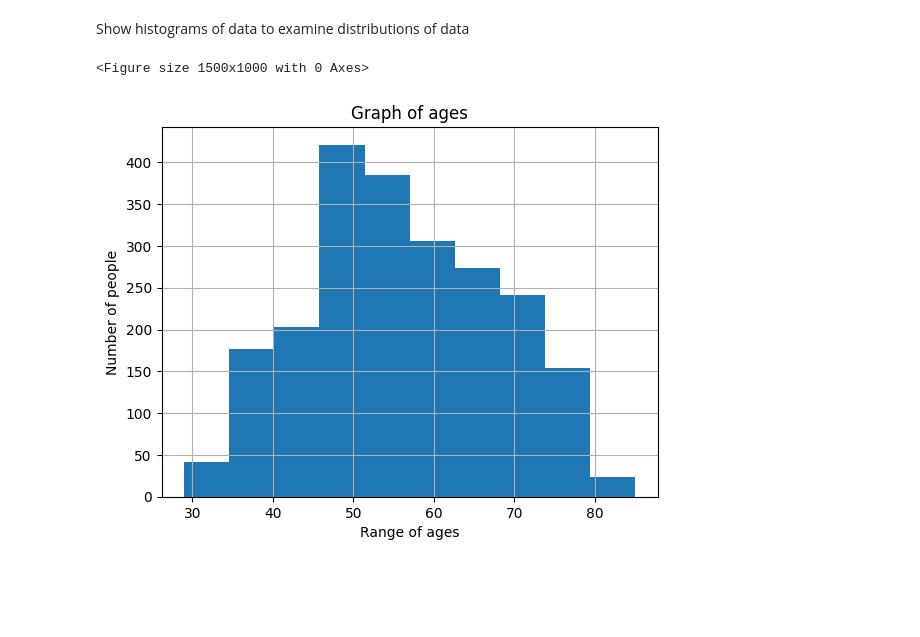
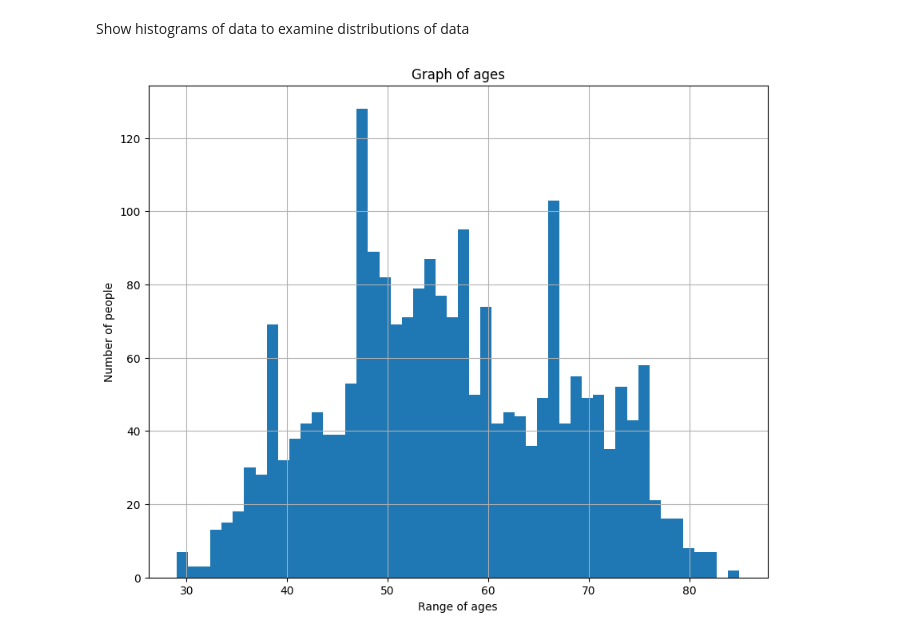
Before and after one commit to silvaGee/marketing_project, a Jupyter notebook: marketing.ipynb, the cells around one changed output. Cells and saved outputs as stored; diff of their text form; code cells hidden in the pictures; blank space fills up the shorter version.

Commit message:
Add histograms and plots

```diff
--- a/marketing.ipynb
+++ b/marketing.ipynb
@@ -579,12 +579,11 @@ Show histograms of data to examine distributions of data
 # %%
 # display histogram of different ages
 
-plt.figure(figsize=(15, 10))
-df.hist(column='Age')
+# plt.figure(figsize=(15, 10))
+df.hist(column='Age', figsize=(10, 8), bins=50)
 plt.title('Graph of ages')
 plt.xlabel('Range of ages')
 plt.ylabel('Number of people')
 plt.show()
 # %% [output]
-<Figure size 1500x1000 with 0 Axes>
-[figure, old version]
+[figure, new version]
```
Also changed, not shown: parts of 7 cells of this notebook.
